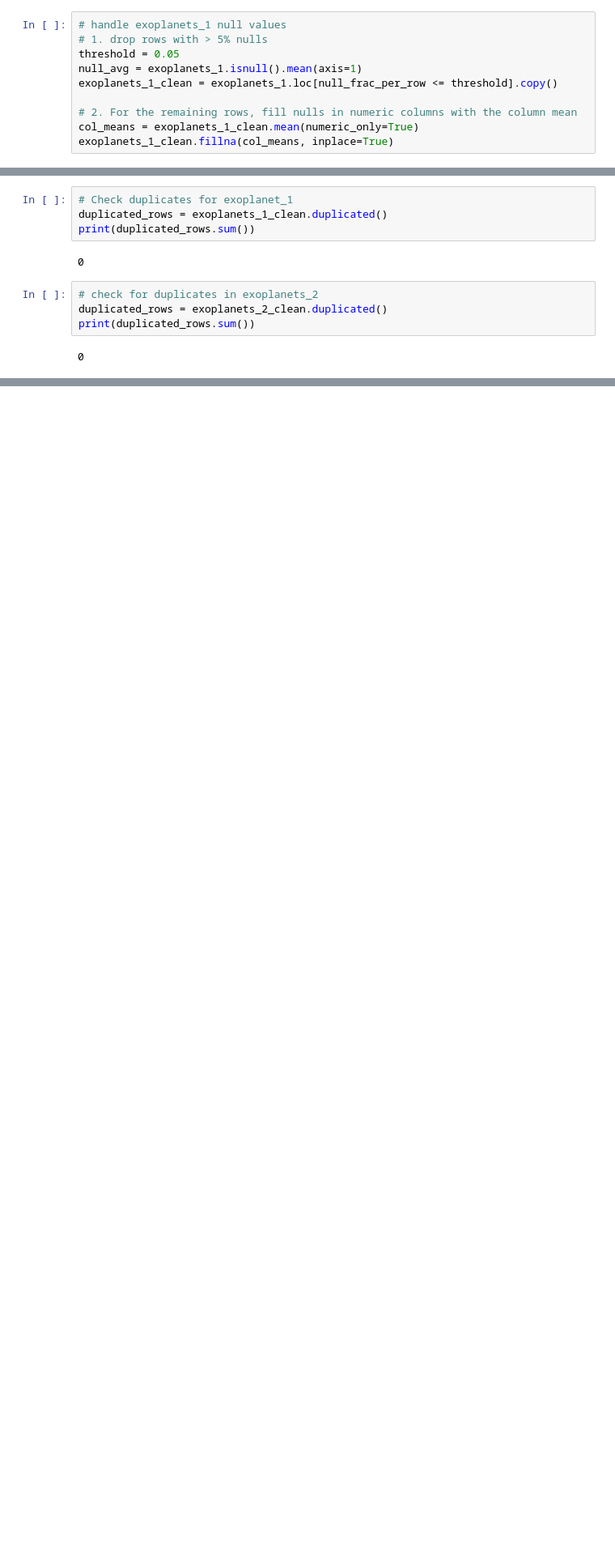
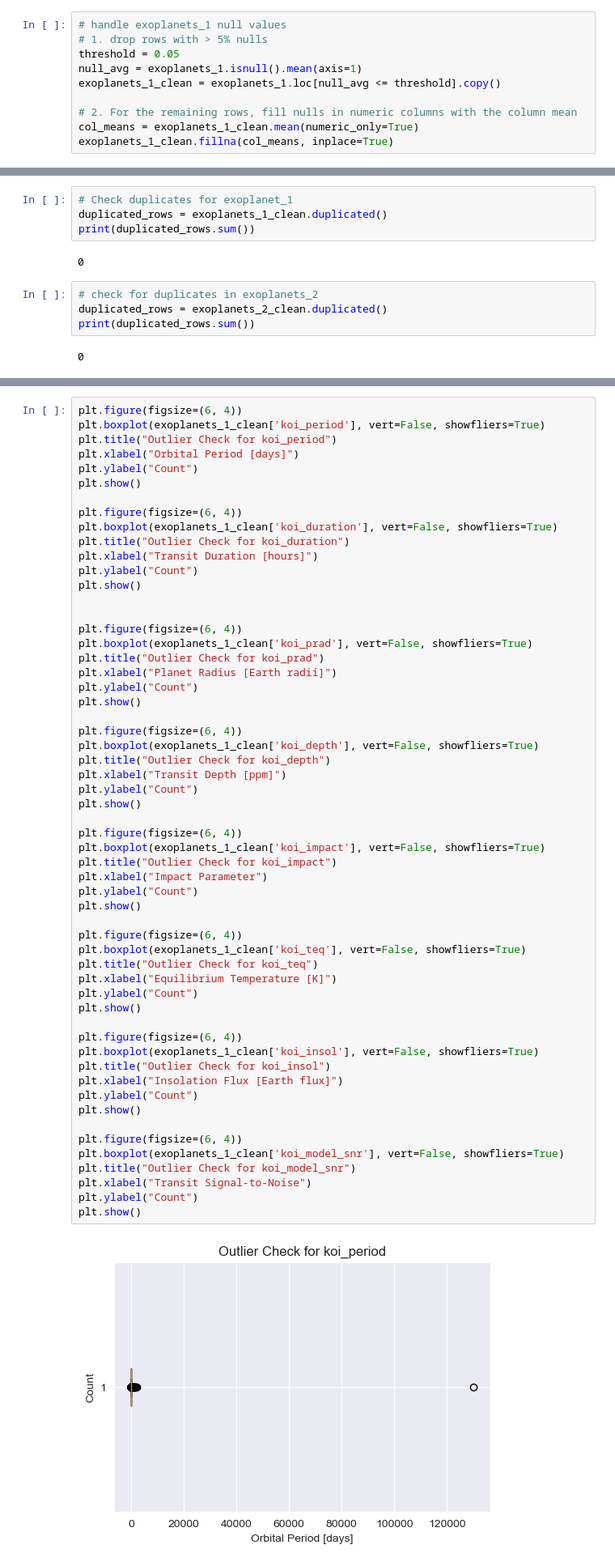
Before and after one commit to SomeRandomTV/2M2L, a Jupyter notebook: Projects/OrbitalFish/notebooks/exploration.ipynb, the cells around one changed output, grey strips where cells are left out. Shown at 81% size. Saved outputs shown, nothing was run; the diff lists cells and outputs as text; blank space fills up the shorter version.

Commit message:
Need to do multivariate graphs then normalize

```diff
--- a/Projects/OrbitalFish/notebooks/exploration.ipynb
+++ b/Projects/OrbitalFish/notebooks/exploration.ipynb
@@ -380,7 +380,7 @@ print(exoplanets_2.shape)
 # 1. drop rows with > 5% nulls
 threshold = 0.05
 null_avg = exoplanets_1.isnull().mean(axis=1)
-exoplanets_1_clean = exoplanets_1.loc[null_frac_per_row <= threshold].copy()
+exoplanets_1_clean = exoplanets_1.loc[null_avg <= threshold].copy()
 
 # 2. For the remaining rows, fill nulls in numeric columns with the column mean
 col_means = exoplanets_1_clean.mean(numeric_only=True)
@@ -693,0 +676,59 @@ plt.show()
+# %%
+plt.figure(figsize=(6, 4))
+plt.boxplot(exoplanets_1_clean['koi_period'], vert=False, showfliers=True)
+plt.title("Outlier Check for koi_period")
+plt.xlabel("Orbital Period [days]")
+plt.ylabel("Count")
+plt.show()
+
+plt.figure(figsize=(6, 4))
+plt.boxplot(exoplanets_1_clean['koi_duration'], vert=False, showfliers=True)
+plt.title("Outlier Check for koi_duration")
+plt.xlabel("Transit Duration [hours]")
+plt.ylabel("Count")
+plt.show()
+
+
+plt.figure(figsize=(6, 4))
+plt.boxplot(exoplanets_1_clean['koi_prad'], vert=False, showfliers=True)
+plt.title("Outlier Check for koi_prad")
+plt.xlabel("Planet Radius [Earth radii]")
+plt.ylabel("Count")
+plt.show()
+
+plt.figure(figsize=(6, 4))
+plt.boxplot(exoplanets_1_clean['koi_depth'], vert=False, showfliers=True)
+plt.title("Outlier Check for koi_depth")
+plt.xlabel("Transit Depth [ppm]")
+plt.ylabel("Count")
+plt.show()
+
+plt.figure(figsize=(6, 4))
+plt.boxplot(exoplanets_1_clean['koi_impact'], vert=False, showfliers=True)
+plt.title("Outlier Check for koi_impact")
+plt.xlabel("Impact Parameter")
+plt.ylabel("Count")
+plt.show()
+
+plt.figure(figsize=(6, 4))
+plt.boxplot(exoplanets_1_clean['koi_teq'], vert=False, showfliers=True)
+plt.title("Outlier Check for koi_teq")
+plt.xlabel("Equilibrium Temperature [K]")
+plt.ylabel("Count")
+plt.show()
+
+plt.figure(figsize=(6, 4))
+plt.boxplot(exoplanets_1_clean['koi_insol'], vert=False, showfliers=True)
+plt.title("Outlier Check for koi_insol")
+plt.xlabel("Insolation Flux [Earth flux]")
+plt.ylabel("Count")
+plt.show()
+
+plt.figure(figsize=(6, 4))
+plt.boxplot(exoplanets_1_clean['koi_model_snr'], vert=False, showfliers=True)
+plt.title("Outlier Check for koi_model_snr")
+plt.xlabel("Transit Signal-to-Noise")
+plt.ylabel("Count")
+plt.show()
+# %% [output]
+[figure, added]
```
Also changed, not shown: parts of 18 cells of this notebook.
